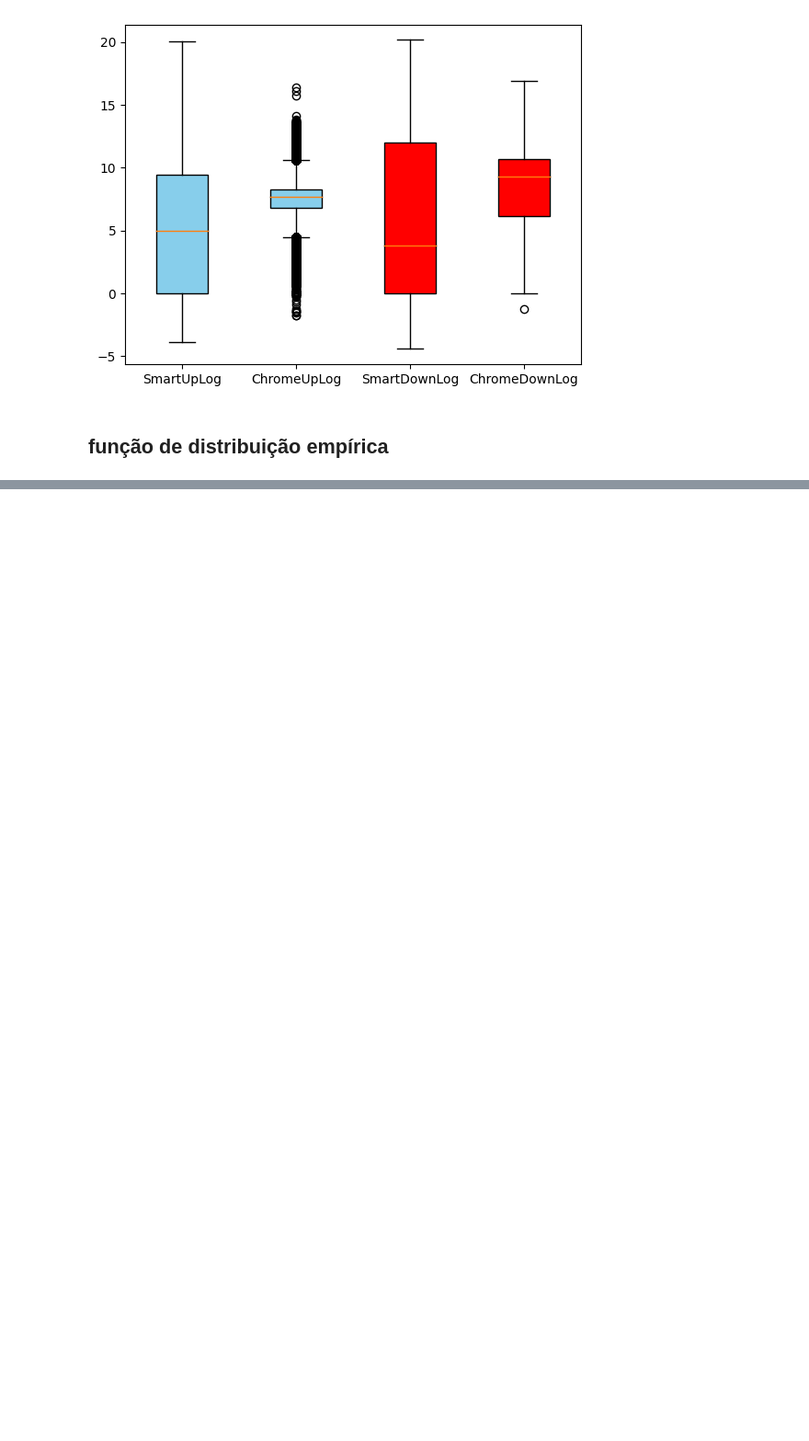
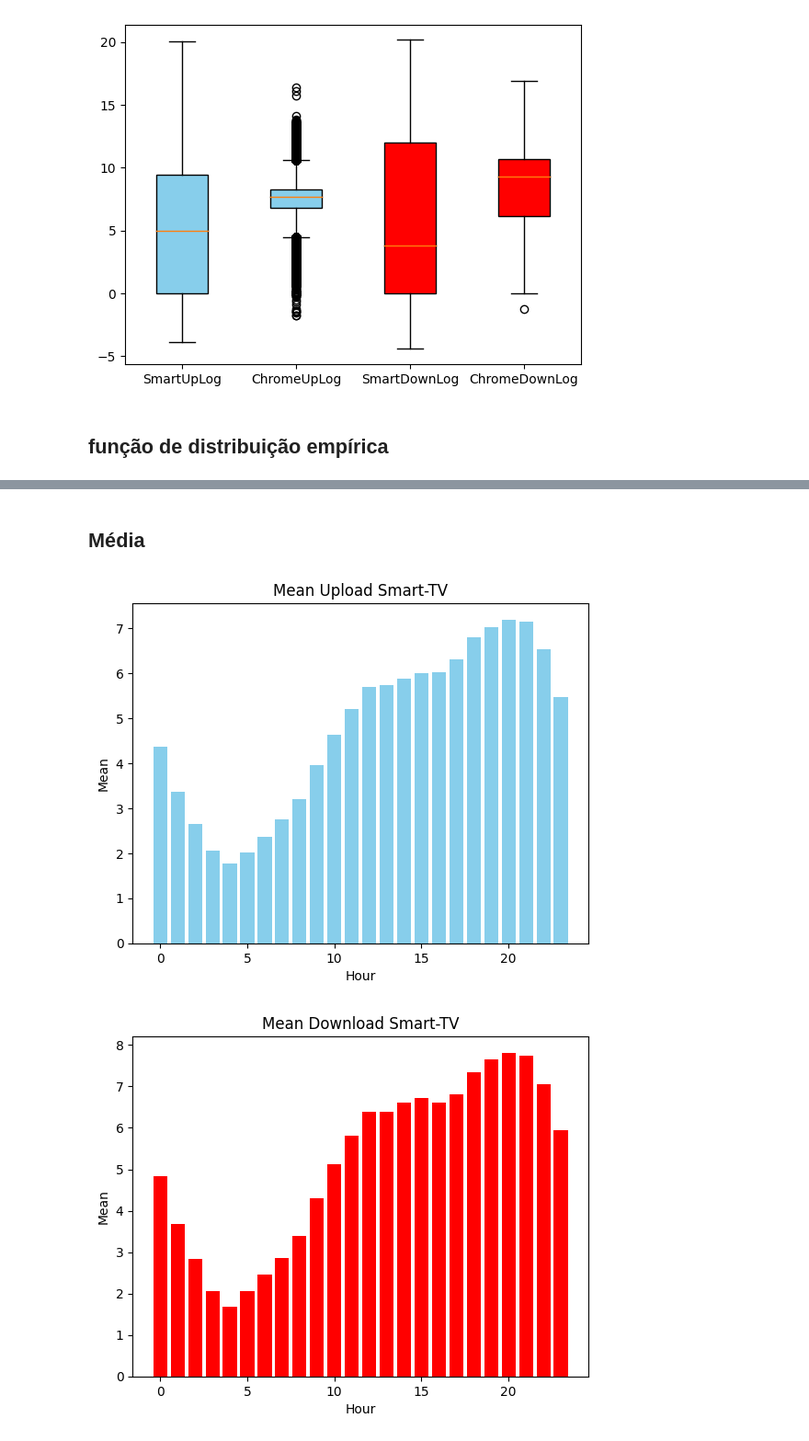
Before and after one commit to VieiraEnzo/TrabProbest, a Jupyter notebook: main.ipynb, the cells around one changed output, grey strips where cells are left out. Shown at 92% size. Saved outputs shown, nothing was run; the diff lists cells and outputs as text; code cells hidden in the pictures; blank space fills up the shorter version.

```diff
--- a/main.ipynb
+++ b/main.ipynb
@@ -16,3 +26,6 @@ chromecast['downLog'] = chromecast.bytes_down.apply(lambda x: x if x == 0 else m
+# %%
+DownloadColor = 'red'
+UploadColor = 'skyblue'
 # %% [markdown]
 # Estatísticas Gerais
 # %% [markdown]
@@ -322,0 +359,20 @@ plt.show()
+# %%
+smart['date_hour'] = pd.to_datetime(smart['date_hour'])
+smart = smart.set_index('date_hour')
+
+chromecast['date_hour'] = pd.to_datetime(chromecast['date_hour'])
+chromecast = chromecast.set_index('date_hour')
+# %%
+groupedSmart = smart.groupby(smart.index.hour)
+
+meanSmart = groupedSmart.mean()
+varianceSmart = groupedSmart.var()
+std_devSmart = groupedSmart.std()
+
+############################################
+
+groupedChrome = chromecast.groupby(chromecast.index.hour)
+
+meanChrome = groupedChrome.mean()
+varianceChrome = groupedChrome.var()
+std_devChrome = groupedChrome.std()
@@ -322,0 +389,19 @@ plt.show()
+# %% [markdown]
+## Média
+# %%
+plt.bar(range(24), meanSmart.upLog, color = UploadColor)
+plt.title('Mean Upload Smart-TV')
+plt.xlabel('Hour')
+plt.ylabel('Mean')
+plt.show()
+
+##############################
+
+plt.bar(range(24), meanSmart.downLog, color=DownloadColor)
+plt.title('Mean Download Smart-TV')
+plt.xlabel('Hour')
+plt.ylabel('Mean')
+plt.show()
+# %% [output]
+[figure, added]
+[figure, added]
```
Also changed, not shown: parts of 22 cells of this notebook.
